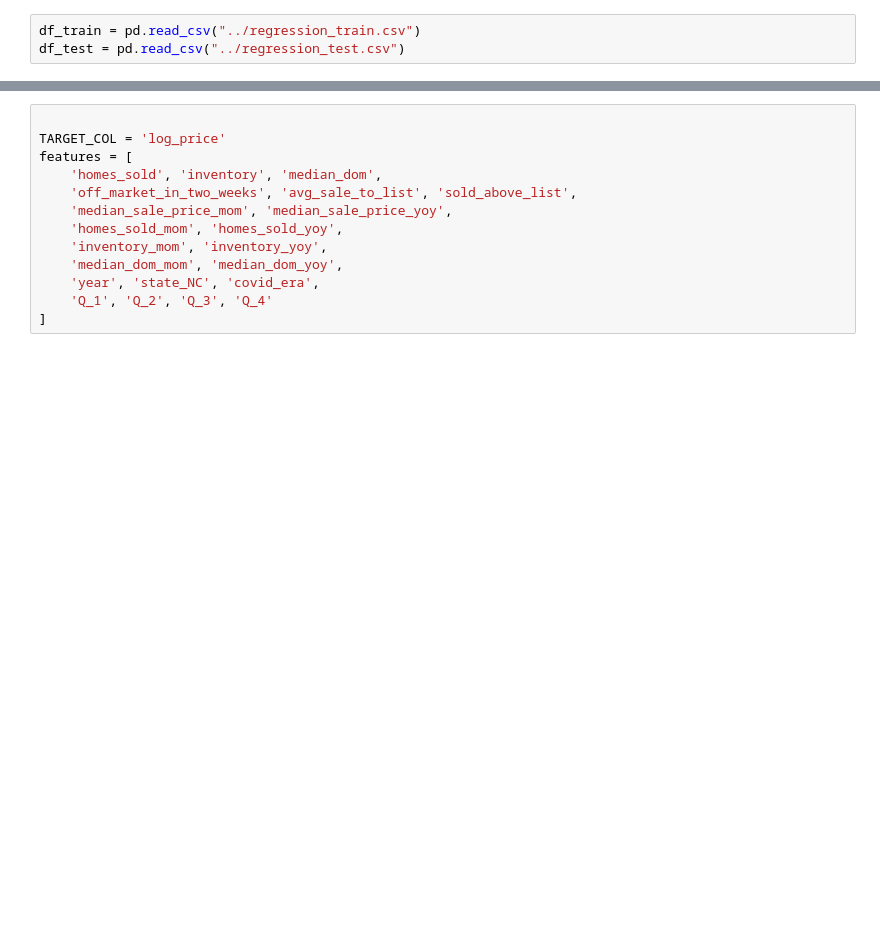
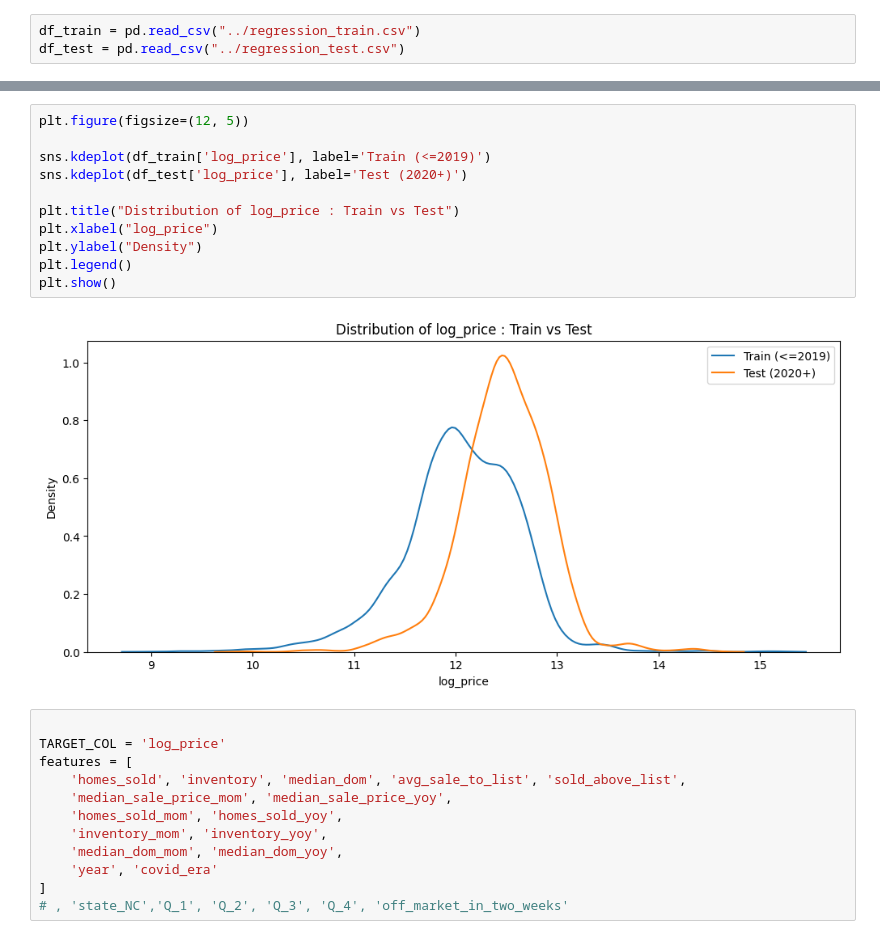
Before and after one commit to dganesh05/Real-Estate-Market-Timing-Investment-Risk-Stratification, a Jupyter notebook: notebooks/regression2.ipynb, the cells around one changed output, grey strips where cells are left out. Cells and saved outputs as stored; diff of their text form; blank space fills up the shorter version.

```diff
--- a/notebooks/regression2.ipynb
+++ b/notebooks/regression2.ipynb
@@ -54,13 +39,25 @@ memory usage: 1.5+ MB
+# %%
+plt.figure(figsize=(12, 5))
+
+sns.kdeplot(df_train['log_price'], label='Train (<=2019)')
+sns.kdeplot(df_test['log_price'], label='Test (2020+)')
+
+plt.title("Distribution of log_price : Train vs Test")
+plt.xlabel("log_price")
+plt.ylabel("Density")
+plt.legend()
+plt.show()
+# %% [output]
+[figure, added]
 # %%
 
 TARGET_COL = 'log_price'
 features = [
-    'homes_sold', 'inventory', 'median_dom',
-    'off_market_in_two_weeks', 'avg_sale_to_list', 'sold_above_list',
+    'homes_sold', 'inventory', 'median_dom', 'avg_sale_to_list', 'sold_above_list',
     'median_sale_price_mom', 'median_sale_price_yoy',
     'homes_sold_mom', 'homes_sold_yoy',
     'inventory_mom', 'inventory_yoy',
     'median_dom_mom', 'median_dom_yoy',
-    'year', 'state_NC', 'covid_era',
-    'Q_1', 'Q_2', 'Q_3', 'Q_4'
+    'year', 'covid_era'
 ]
+# , 'state_NC','Q_1', 'Q_2', 'Q_3', 'Q_4', 'off_market_in_two_weeks'
```
Also changed, not shown: parts of 15 cells of this notebook, 1 other file.
